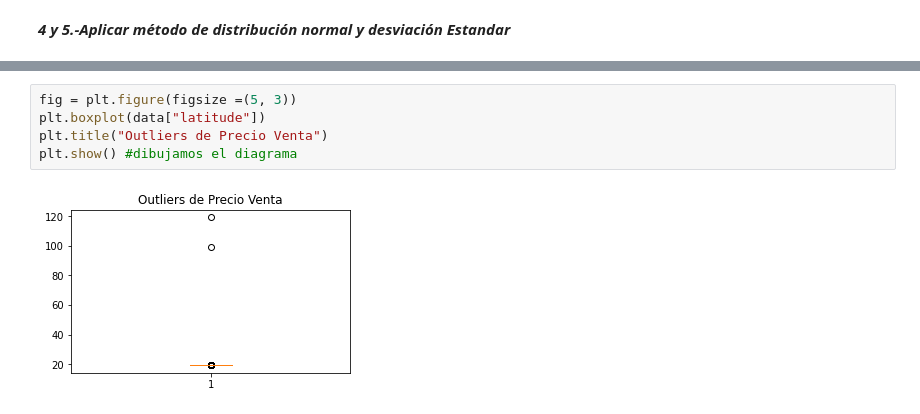
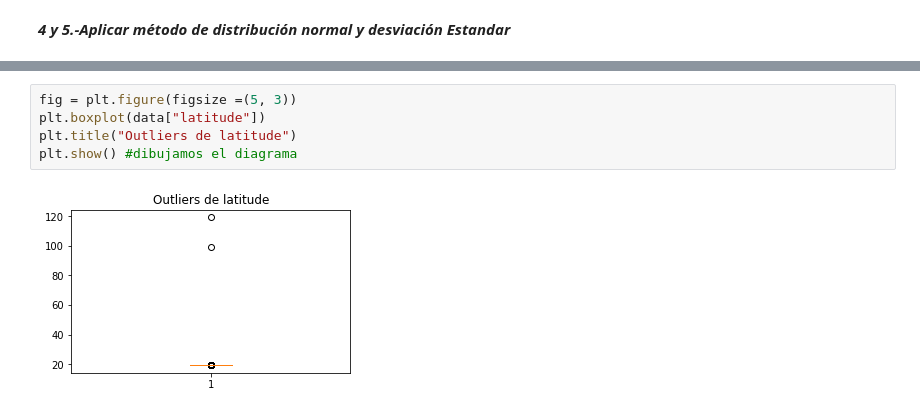
Before and after one commit to rodrigoruizteodoro/AIRBNB_ETAPA1, a Jupyter notebook: AIRBNB.ipynb, the cells around one changed output, grey strips where cells are left out. Saved outputs shown, nothing was run; the diff lists cells and outputs as text.

```diff
--- a/AIRBNB.ipynb
+++ b/AIRBNB.ipynb
@@ -147,10 +149,10 @@ Limite inferior permitido 17.666679781844987
 # %%
 fig = plt.figure(figsize =(5, 3))
 plt.boxplot(data["latitude"])
-plt.title("Outliers de Precio Venta")
+plt.title("Outliers de latitude")
 plt.show() #dibujamos el diagrama
 # %% [output]
-[figure, old version]
+[figure, new version]
 # %%
 #Variable longitude
 
```
Also changed, not shown: parts of 19 cells of this notebook.
